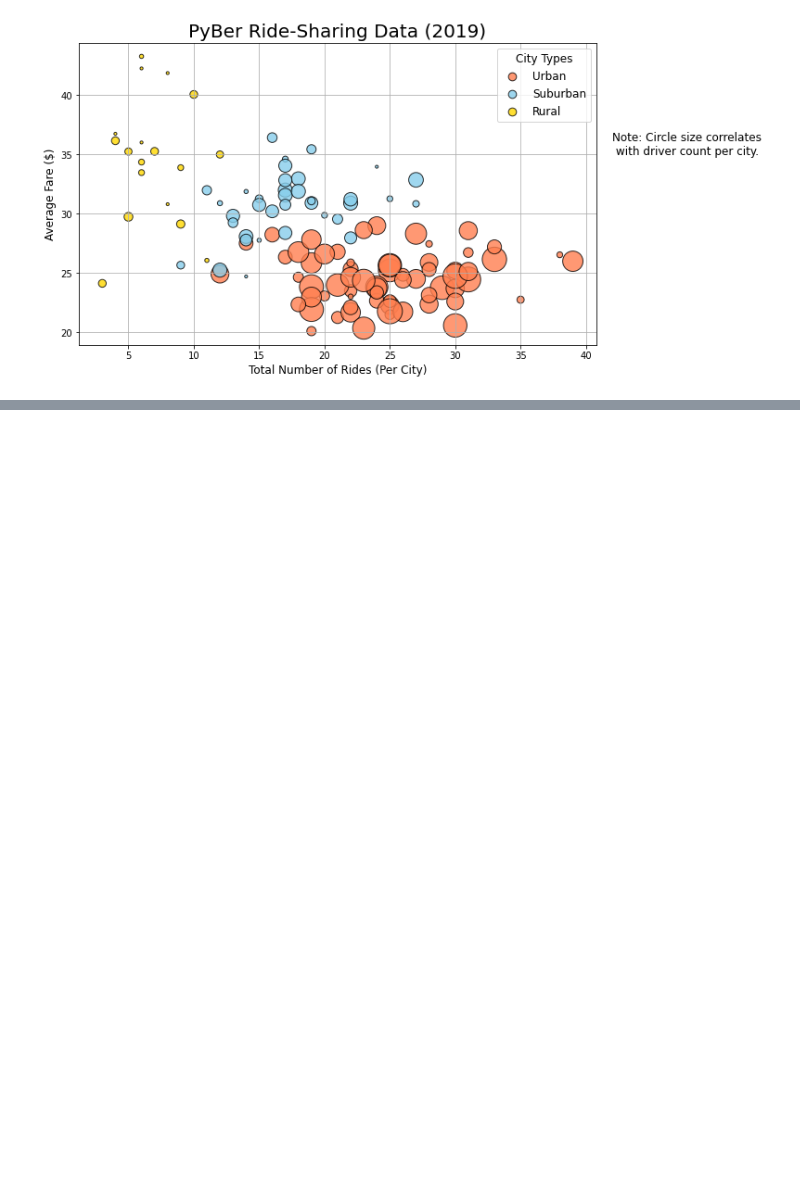
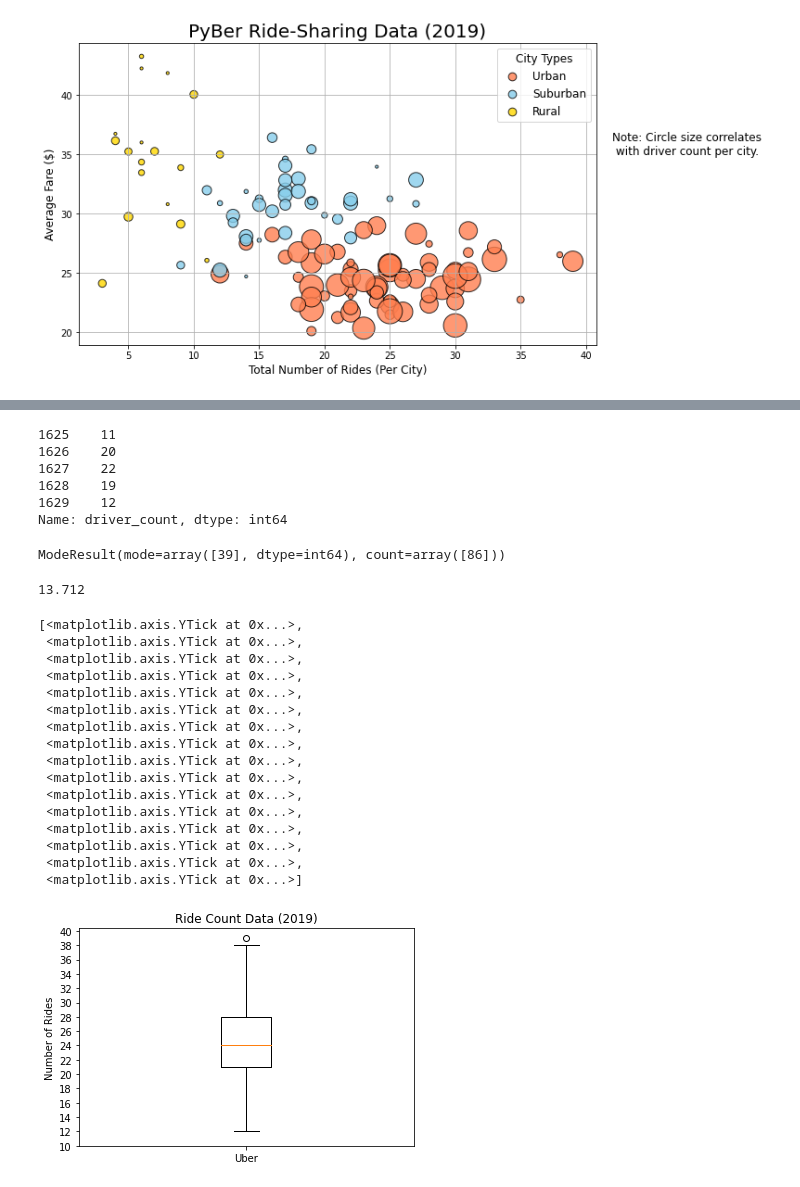
Before and after one commit to Zhengyu0913/Pyber, a Jupyter notebook: Pyber.ipynb, the cells around one changed output, grey strips where cells are left out. Cells and saved outputs as stored; diff of their text form; code cells hidden in the pictures; blank space fills up the shorter version.

Commit message:
update box plot

```diff
--- a/Pyber.ipynb
+++ b/Pyber.ipynb
@@ -342,0 +484,12 @@ plt.show()
+# %%
+urban_drivers  = urban_cities_df["driver_count"]
+suburban_drivers  = suburban_cities_df["driver_count"]
+rural_drivers  = rural_cities_df["driver_count"]
+suburban_drivers.head()
+# %% [output]
+1625    11
+1626    20
+1627    22
+1628    19
+1629    12
+Name: driver_count, dtype: int64
@@ -342,0 +500,4 @@ plt.show()
+# %%
+urban_drivers_mode
+# %% [output]
+ModeResult(mode=array([39], dtype=int64), count=array([86]))
@@ -342,0 +508,29 @@ plt.show()
+# %%
+suburban_drivers_mean
+# %% [output]
+13.712
+# %%
+x_labels = ["Uber"]
+fig,ax = plt.subplots()
+ax.boxplot(urban_ride_count,labels = x_labels)
+ax.set_title("Ride Count Data (2019)")
+ax.set_ylabel("Number of Rides")
+ax.set_yticks(np.arange(10,41,step=2.0))
+# %% [output]
+[<matplotlib.axis.YTick at 0x...>,
+ <matplotlib.axis.YTick at 0x...>,
+ <matplotlib.axis.YTick at 0x...>,
+ <matplotlib.axis.YTick at 0x...>,
+ <matplotlib.axis.YTick at 0x...>,
+ <matplotlib.axis.YTick at 0x...>,
+ <matplotlib.axis.YTick at 0x...>,
+ <matplotlib.axis.YTick at 0x...>,
+ <matplotlib.axis.YTick at 0x...>,
+ <matplotlib.axis.YTick at 0x...>,
+ <matplotlib.axis.YTick at 0x...>,
+ <matplotlib.axis.YTick at 0x...>,
+ <matplotlib.axis.YTick at 0x...>,
+ <matplotlib.axis.YTick at 0x...>,
+ <matplotlib.axis.YTick at 0x...>,
+ <matplotlib.axis.YTick at 0x...>]
+[figure, added]
```
Also changed, not shown: parts of 32 cells of this notebook, 3 other files.
